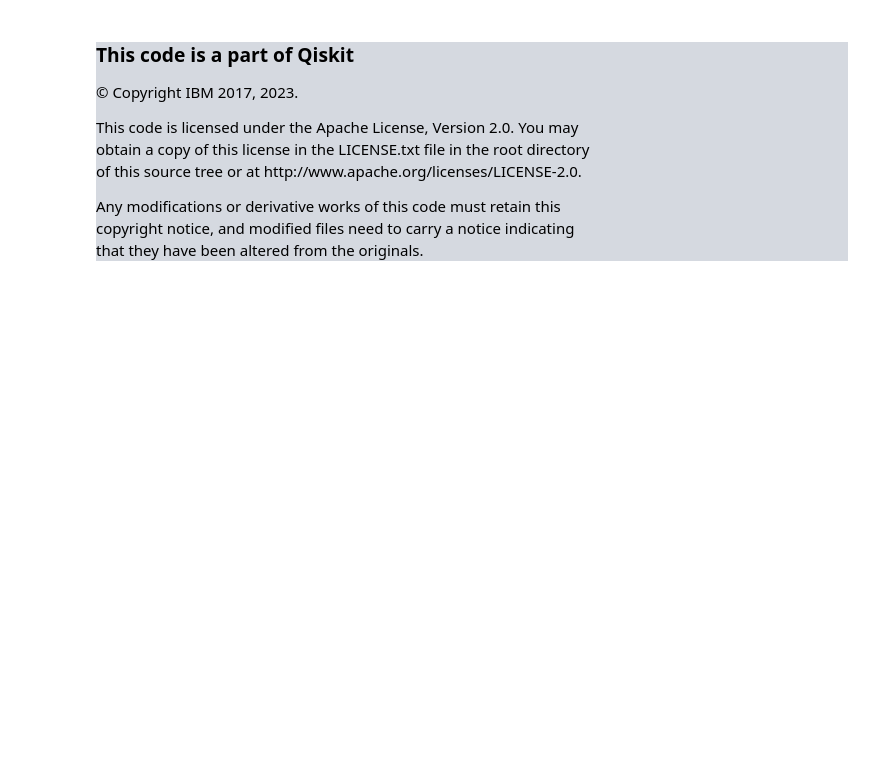
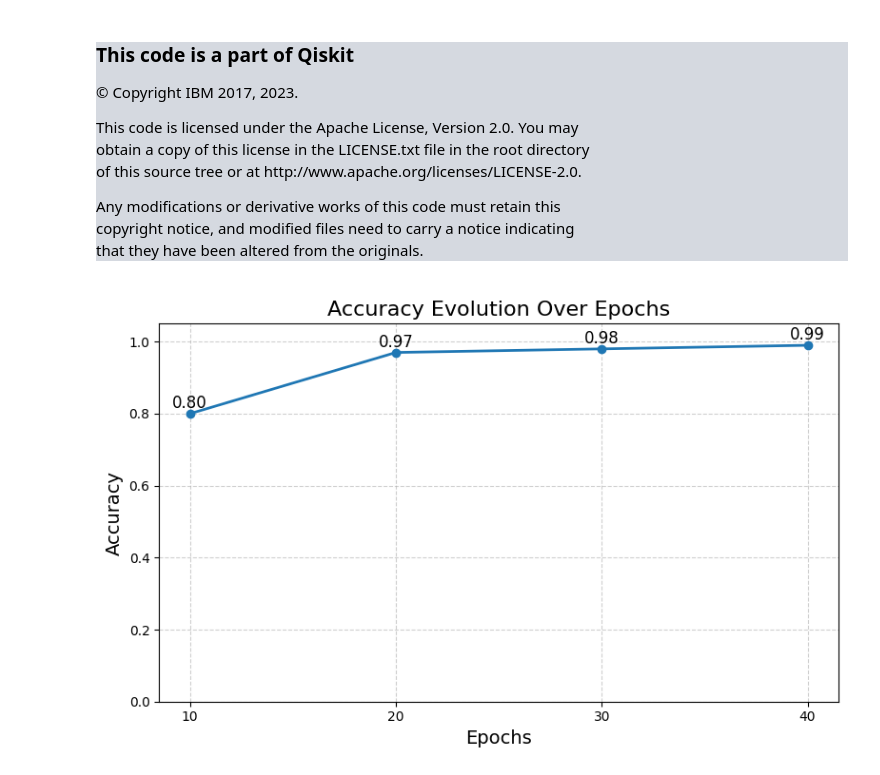
Before and after one commit to SthePasso/Quantum_Informatics_Summer_2025, a Jupyter notebook: 07_quantum_kernel_trainer.ipynb, the cells around one changed output. Saved outputs shown, nothing was run; the diff lists cells and outputs as text; code cells hidden in the pictures; blank space fills up the shorter version.

```diff
--- a/07_quantum_kernel_trainer.ipynb
+++ b/07_quantum_kernel_trainer.ipynb
@@ -286,3 +286,30 @@ of this source tree or at http://www.apache.org/licenses/LICENSE-2.0.
 Any modifications or derivative works of this code must retain this
 copyright notice, and modified files need to carry a notice indicating
 that they have been altered from the originals.
+# %%
+import matplotlib.pyplot as plt
+
+# Accuracy values measured every 10 epochs
+accuracy = [0.80, 0.97, 0.98, 0.99]
+epochs = [10, 20, 30, 40]
+
+# Plot as a line chart
+plt.figure(figsize=(8, 5))
+plt.plot(epochs, accuracy, marker='o', linestyle='-', linewidth=2)
+
+# Labels and title
+plt.xlabel('Epochs', fontsize=14)
+plt.ylabel('Accuracy', fontsize=14)
+plt.title('Accuracy Evolution Over Epochs', fontsize=16)
+plt.ylim(0, 1.05)
+plt.xticks(epochs)
+plt.grid(True, linestyle='--', alpha=0.6)
+
+# Annotate each point
+for epoch, acc in zip(epochs, accuracy):
+    plt.text(epoch, acc + 0.015, f"{acc:.2f}", ha='center', fontsize=12)
+
+plt.tight_layout()
+plt.show()
+# %% [output]
+[figure, added]
```
